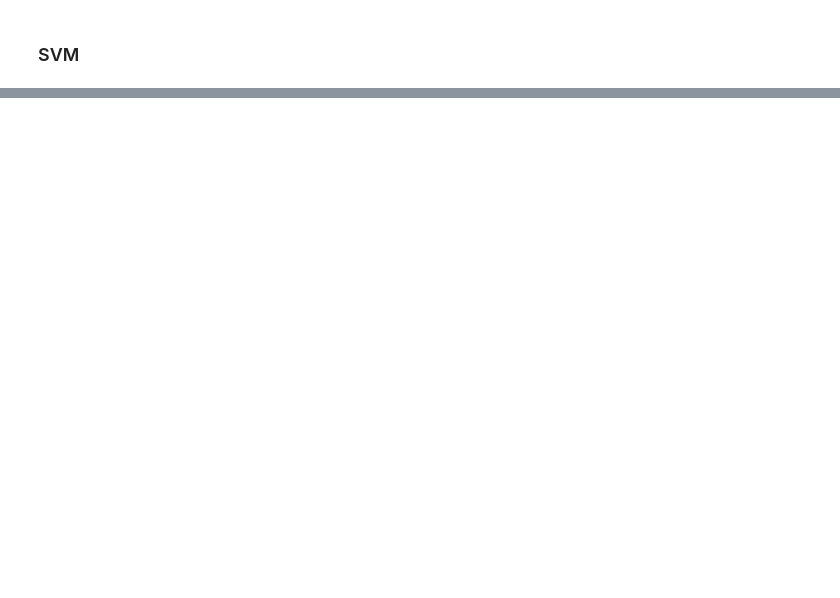
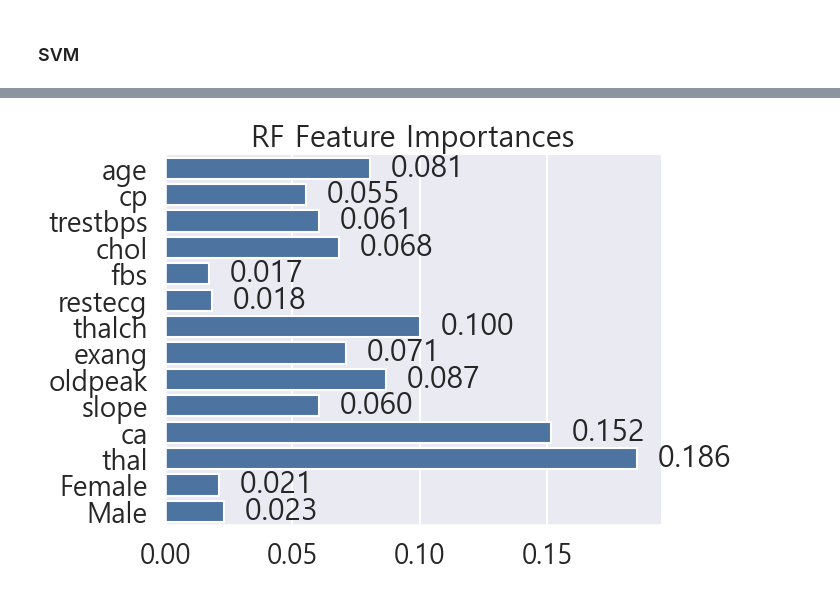
Before and after one commit to Pepi10/ML, a Jupyter notebook: 1Heart_Disease_re.ipynb, the cells around one changed output, grey strips where cells are left out. Saved outputs shown, nothing was run; the diff lists cells and outputs as text; code cells hidden in the pictures; blank space fills up the shorter version.

```diff
--- a/1Heart_Disease_re.ipynb
+++ b/1Heart_Disease_re.ipynb
@@ -602,9 +602,9 @@ def mktarget(values):
     elif values == 2:
         return 1
     elif values == 3:
-        return 2
+        return 1
     elif values == 4:
-        return 2
+        return 1
 
 df.num = df.num.apply(mktarget)
 # %%
@@ -790,0 +857,8 @@ sns.heatmap(RF_matrix, cmap = "coolwarm")
+# %%
+ax = sns.barplot(x = RF_param.feature_importances_ , y = X_train.columns, color = "#3F72AF")
+ax.bar_label(ax.containers[0], fmt='  %.3f')
+plt.gca().spines[['right', 'top']].set_visible(False)
+plt.title('RF Feature Importances')
+plt.show()
+# %% [output]
+[figure, added]
```
Also changed, not shown: parts of 28 cells of this notebook.
